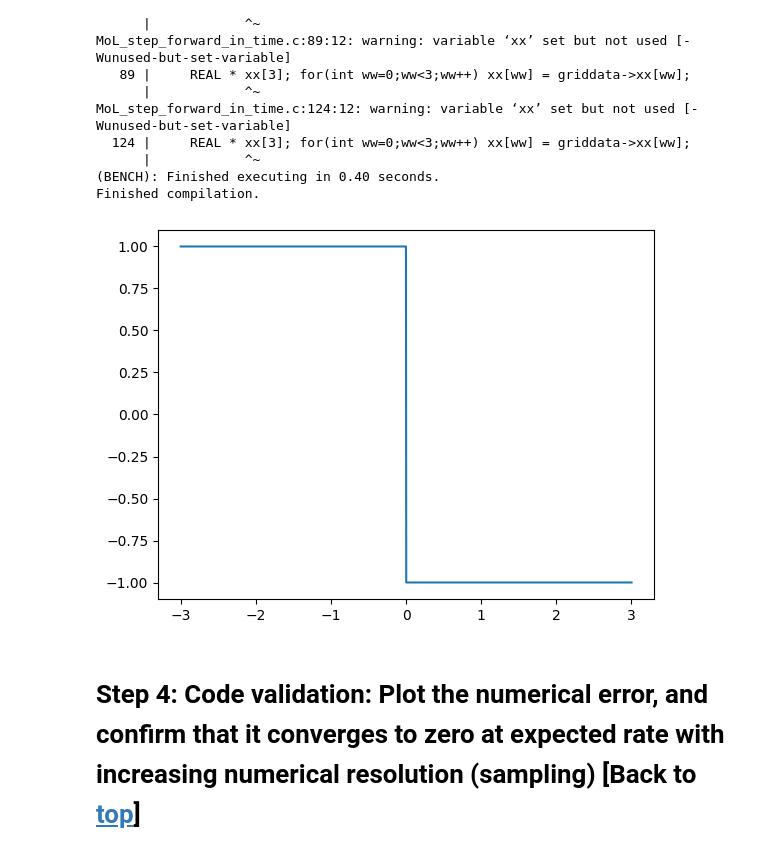
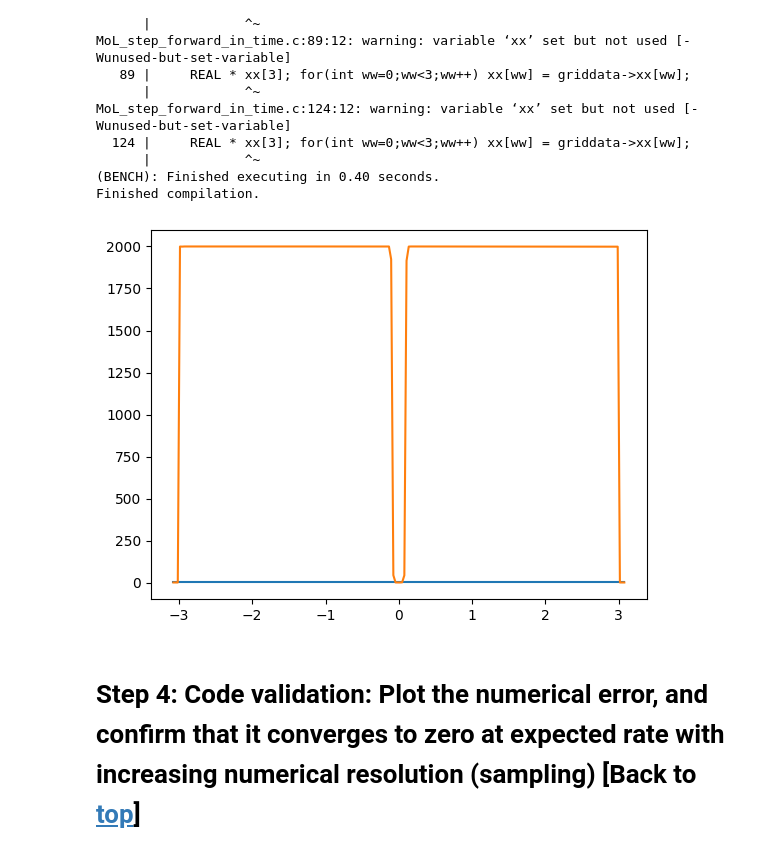
Before and after one commit to GRHayL/GRHayL, a Jupyter notebook: implementations/GRHayL_NRPy_IGM/Tutorial-GRHayL_NRPy_IGM.ipynb, the cells around one changed output. Drawn from its saved outputs; the diff is of its cells as text; code cells hidden in the pictures.

```diff
--- a/implementations/GRHayL_NRPy_IGM/Tutorial-GRHayL_NRPy_IGM.ipynb
+++ b/implementations/GRHayL_NRPy_IGM/Tutorial-GRHayL_NRPy_IGM.ipynb
@@ -2201,13 +2201,17 @@ Finished compilation.
 import numpy as np
 import matplotlib.pyplot as plt
 # %%
-raw_data = np.loadtxt("GRHayL_NRPy_IGM_Ccodes/output/out1602__b4-00000000.txt")
+idx = -2
 
-raw_data[:, 0]
-plt.plot(raw_data[:,0], raw_data[:,-5])
+raw_data = np.loadtxt("GRHayL_NRPy_IGM_Ccodes/output/out206__mr-00000000.txt")
+plt.plot(raw_data[:,0], raw_data[:, idx])
+
+raw_data = np.loadtxt("GRHayL_NRPy_IGM_Ccodes/output/out206__mr-00000001.txt")
+plt.plot(raw_data[:,0], raw_data[:, idx])
+
 plt.show()
 # %% [output]
-[figure, old version]
+[figure, new version]
 # %% [markdown]
 <a id='convergence'></a>
 
```
Also changed, not shown: parts of 2 cells of this notebook.
